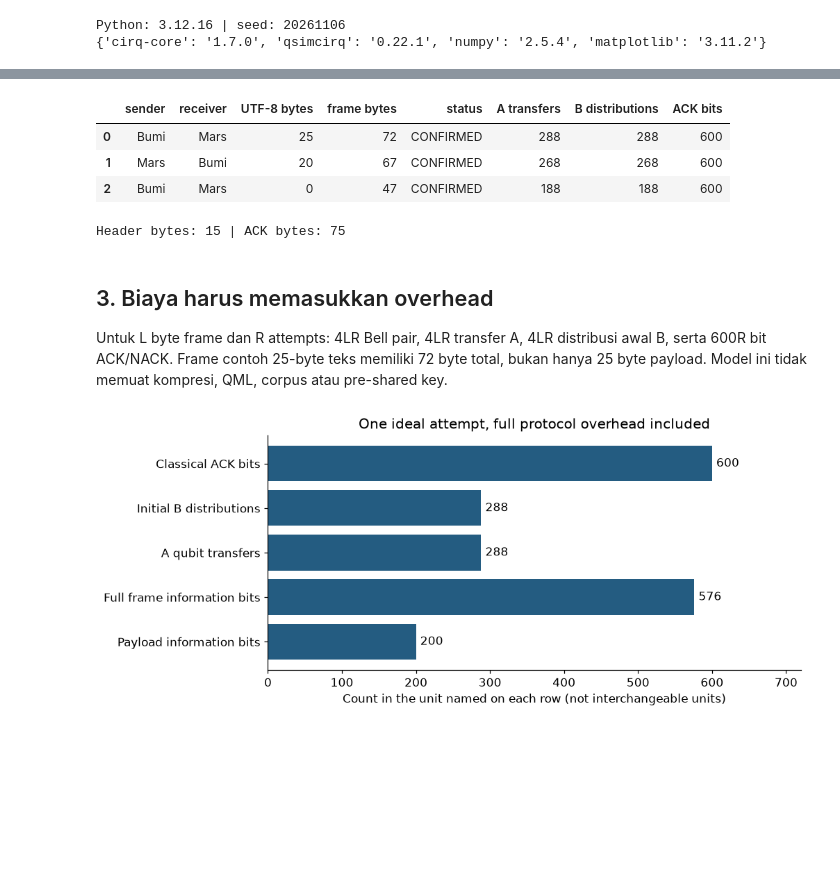
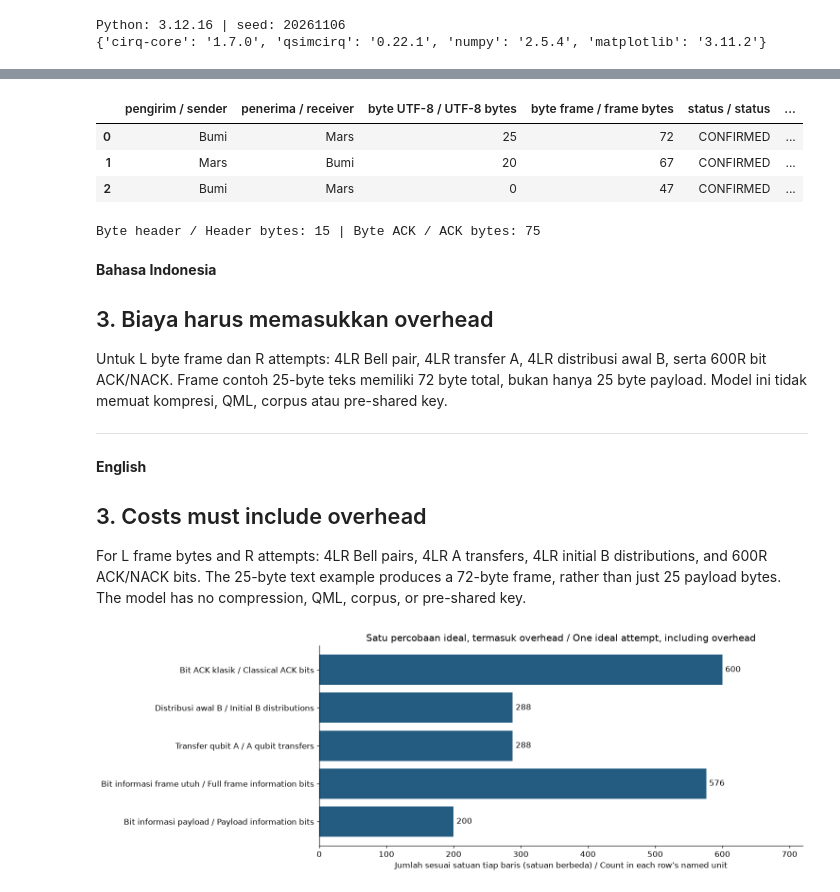
Before and after one commit to 87jbzyzr9h-gif/Quantum-Chat, a Jupyter notebook: notebooks/02_quantum_chat_protocol.ipynb, the cells around one changed output, grey strips where cells are left out. Saved outputs shown, nothing was run; the diff lists cells and outputs as text; code cells hidden in the pictures; blank space fills up the shorter version.

```diff
--- a/notebooks/02_quantum_chat_protocol.ipynb
+++ b/notebooks/02_quantum_chat_protocol.ipynb
@@ -61,35 +99,48 @@ for sender, recipient, text in messages:
                           'frame bytes': len(encode_message(text, result.sequence)), 'status': result.status,
                           'A transfers': result.resources['sent_a_qubits'], 'B distributions': result.resources['distributed_b_qubits'],
                           'ACK bits': result.resources['classical_ack_bits']})
-display(pd.DataFrame(delivery_rows))
-print('Header bytes:', HEADER.size, '| ACK bytes:', ACK_SIZE)
+display(bilingual_table(pd.DataFrame(delivery_rows)))
+print('Byte header / Header bytes:', HEADER.size, '| Byte ACK / ACK bytes:', ACK_SIZE)
 # %% [output]
-|  | sender | receiver | UTF-8 bytes | frame bytes | status | A transfers | B distributions | ACK bits |
-| 0 | Bumi | Mars | 25 | 72 | CONFIRMED | 288 | 288 | 600 |
-| 1 | Mars | Bumi | 20 | 67 | CONFIRMED | 268 | 268 | 600 |
-| 2 | Bumi | Mars | 0 | 47 | CONFIRMED | 188 | 188 | 600 |
+|  | pengirim / sender | penerima / receiver | byte UTF-8 / UTF-8 bytes | byte frame / frame bytes | status / status | ... |
+| 0 | Bumi | Mars | 25 | 72 | CONFIRMED | ... |
+| 1 | Mars | Bumi | 20 | 67 | CONFIRMED | ... |
+| 2 | Bumi | Mars | 0 | 47 | CONFIRMED | ... |
-Header bytes: 15 | ACK bytes: 75
+Byte header / Header bytes: 15 | Byte ACK / ACK bytes: 75
 # %% [markdown]
+**Bahasa Indonesia**
+
 ## 3. Biaya harus memasukkan overhead
 
 Untuk L byte frame dan R attempts: 4LR Bell pair, 4LR transfer A,
 4LR distribusi awal B, serta 600R bit ACK/NACK. Frame contoh 25-byte teks
 memiliki 72 byte total, bukan hanya 25 byte payload. Model ini tidak memuat
 kompresi, QML, corpus atau pre-shared key.
+
+---
+
+**English**
+
+## 3. Costs must include overhead
+
+For L frame bytes and R attempts: 4LR Bell pairs, 4LR A transfers, 4LR initial
+B distributions, and 600R ACK/NACK bits. The 25-byte text example produces a
+72-byte frame, rather than just 25 payload bytes. The model has no compression,
+QML, corpus, or pre-shared key.
 # %%
 text = messages[0][2]
 payload_bits = 8*len(text.encode())
 frame_bits = 8*len(encode_message(text, 1))
-costs = {'Payload information bits': payload_bits, 'Full frame information bits': frame_bits,
-         'A qubit transfers': frame_bits//2, 'Initial B distributions': frame_bits//2, 'Classical ACK bits': ACK_SIZE*8}
-fig, ax = plt.subplots(figsize=(9,4))
+costs = {'Bit informasi payload / Payload information bits': payload_bits, 'Bit informasi frame utuh / Full frame information bits': frame_bits,
+         'Transfer qubit A / A qubit transfers': frame_bits//2, 'Distribusi awal B / Initial B distributions': frame_bits//2, 'Bit ACK klasik / Classical ACK bits': ACK_SIZE*8}
+fig, ax = plt.subplots(figsize=(12,5))
 bars = ax.barh(list(costs), list(costs.values()), color=COLORS[0])
 ax.bar_label(bars, padding=4)
-ax.set_xlabel('Count in the unit named on each row (not interchangeable units)')
+ax.set_xlabel('Jumlah sesuai satuan tiap baris (satuan berbeda) / Count in each row’s named unit')
 ax.set_xlim(0, max(costs.values())*1.2)
-ax.set_title('One ideal attempt, full protocol overhead included')
+ax.set_title('Satu percobaan ideal, termasuk overhead / One ideal attempt, including overhead')
 save(fig, 'resource_accounting')
 display(fig); plt.close(fig)
 # %% [output]
-[figure, old version]
+[figure, new version]
 # %% [markdown]
```
Also changed, not shown: parts of 13 cells of this notebook, 50 other files.
